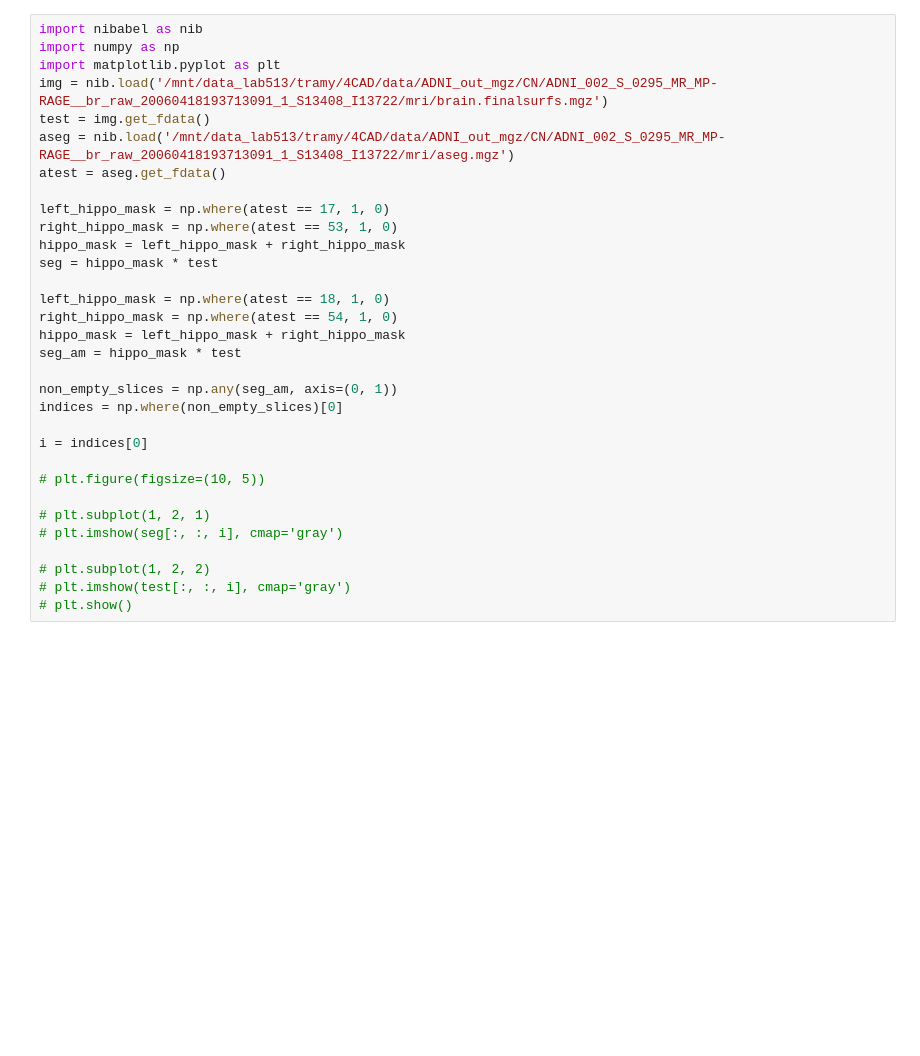
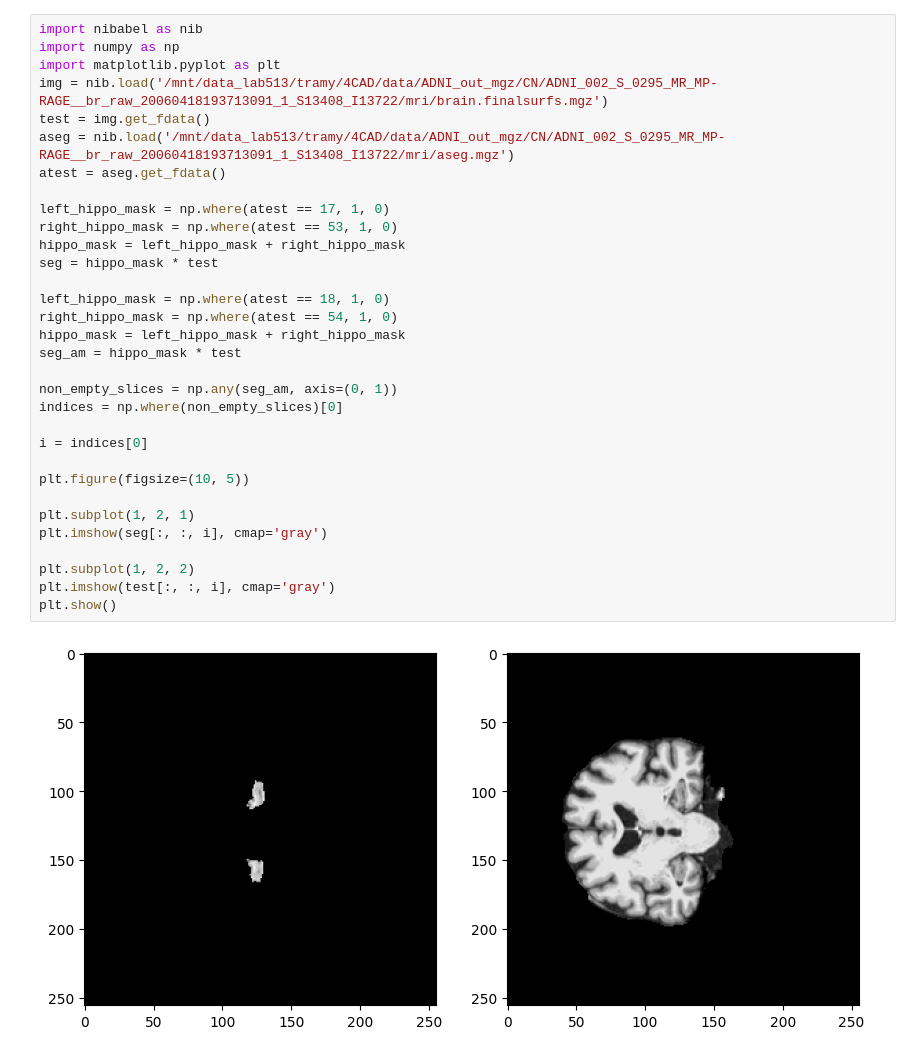
Before and after one commit to trihuynh0410/4cad, a Jupyter notebook: src/hippo/hippo.ipynb, the cells around one changed output. Saved outputs shown, nothing was run; the diff lists cells and outputs as text; blank space fills up the shorter version.

```diff
--- a/src/hippo/hippo.ipynb
+++ b/src/hippo/hippo.ipynb
@@ -1,35 +1,37 @@
 # %%
 import nibabel as nib
 import numpy as np
 import matplotlib.pyplot as plt
 img = nib.load('/mnt/data_lab513/tramy/4CAD/data/ADNI_out_mgz/CN/ADNI_002_S_0295_MR_MP-RAGE__br_raw_20060418193713091_1_S13408_I13722/mri/brain.finalsurfs.mgz')
 test = img.get_fdata()
 aseg = nib.load('/mnt/data_lab513/tramy/4CAD/data/ADNI_out_mgz/CN/ADNI_002_S_0295_MR_MP-RAGE__br_raw_20060418193713091_1_S13408_I13722/mri/aseg.mgz')
 atest = aseg.get_fdata()
 
 left_hippo_mask = np.where(atest == 17, 1, 0)
 right_hippo_mask = np.where(atest == 53, 1, 0)
 hippo_mask = left_hippo_mask + right_hippo_mask
 seg = hippo_mask * test
 
 left_hippo_mask = np.where(atest == 18, 1, 0)
 right_hippo_mask = np.where(atest == 54, 1, 0)
 hippo_mask = left_hippo_mask + right_hippo_mask
 seg_am = hippo_mask * test
 
 non_empty_slices = np.any(seg_am, axis=(0, 1))
 indices = np.where(non_empty_slices)[0]
 
 i = indices[0]
 
-# plt.figure(figsize=(10, 5))
+plt.figure(figsize=(10, 5))
 
-# plt.subplot(1, 2, 1)
-# plt.imshow(seg[:, :, i], cmap='gray')
+plt.subplot(1, 2, 1)
+plt.imshow(seg[:, :, i], cmap='gray')
 
-# plt.subplot(1, 2, 2)
-# plt.imshow(test[:, :, i], cmap='gray')
-# plt.show()
+plt.subplot(1, 2, 2)
+plt.imshow(test[:, :, i], cmap='gray')
+plt.show()
+# %% [output]
+[figure, added]
 # %%
 import nibabel as nib
 import numpy as np
```
Also changed, not shown: parts of 1 cell of this notebook, 1 other file.
